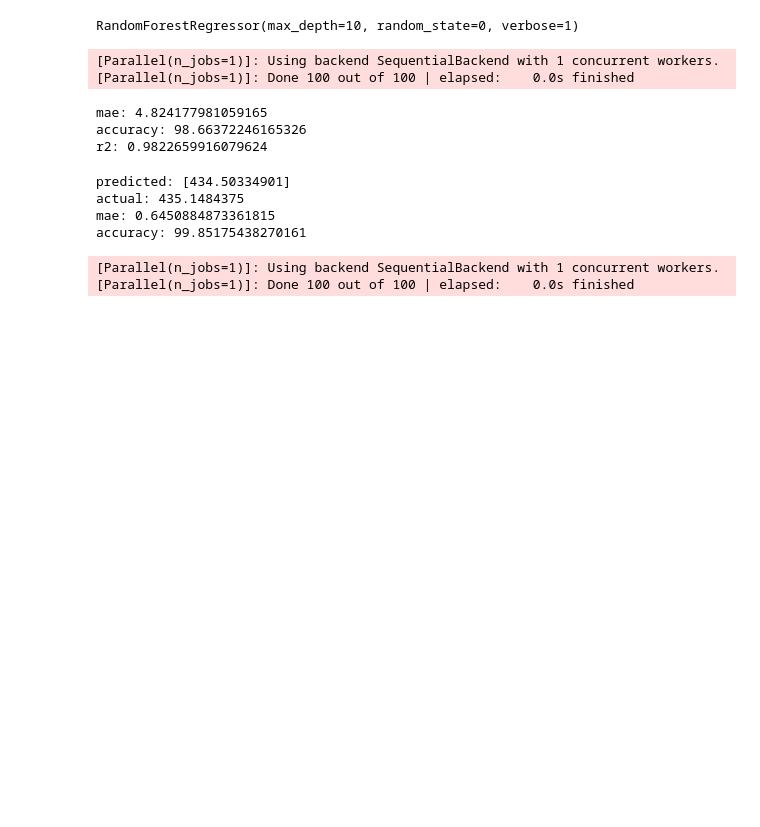
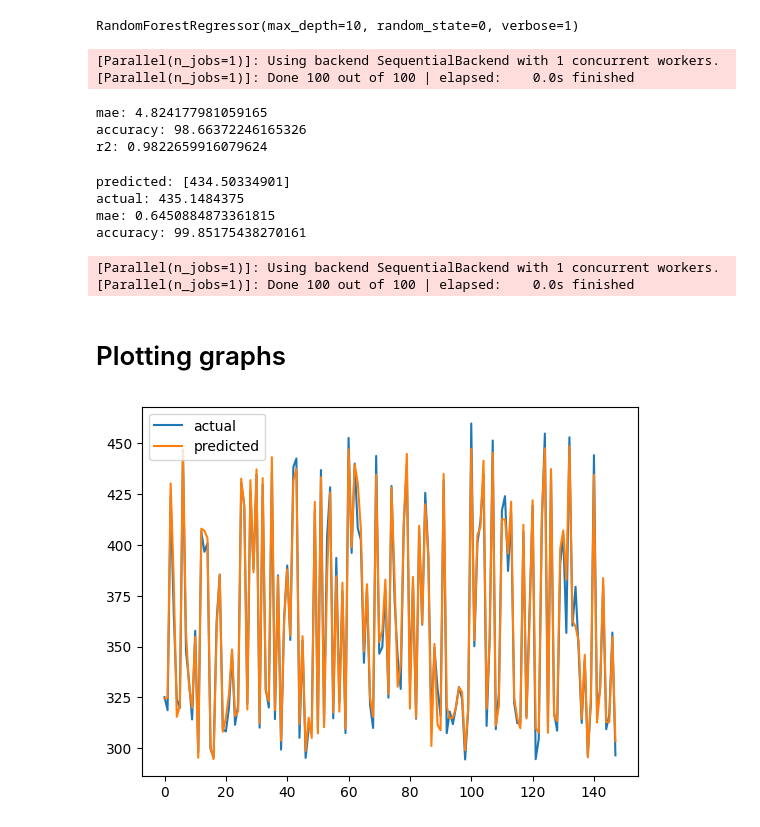
Before and after one commit to vedant2423/data-analysis-with-technical-indicators, a Jupyter notebook: nifty_sensex_close_data/training_rf_test.ipynb, the cells around one changed output. Drawn from its saved outputs; the diff is of its cells as text; code cells hidden in the pictures; blank space fills up the shorter version.

```diff
--- a/nifty_sensex_close_data/training_rf_test.ipynb
+++ b/nifty_sensex_close_data/training_rf_test.ipynb
@@ -244,3 +244,13 @@ mae: 0.6450884873361815
 accuracy: 99.85175438270161
 [Parallel(n_jobs=1)]: Using backend SequentialBackend with 1 concurrent workers.
 [Parallel(n_jobs=1)]: Done 100 out of 100 | elapsed:    0.0s finished
+# %% [markdown]
+# Plotting graphs
+# %%
+# actual data vs predicted data for validation data
+plt.plot(y_val,label='actual')
+plt.plot(y_predn,label='predicted')
+plt.legend()
+plt.show()
+# %% [output]
+[figure, added]
```
Also changed, not shown: parts of 1 cell of this notebook.
